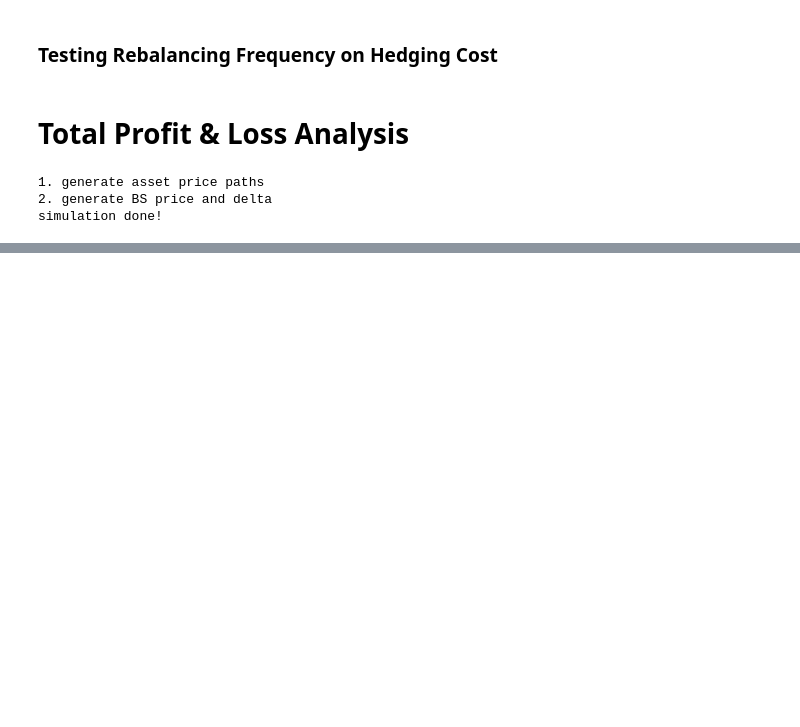
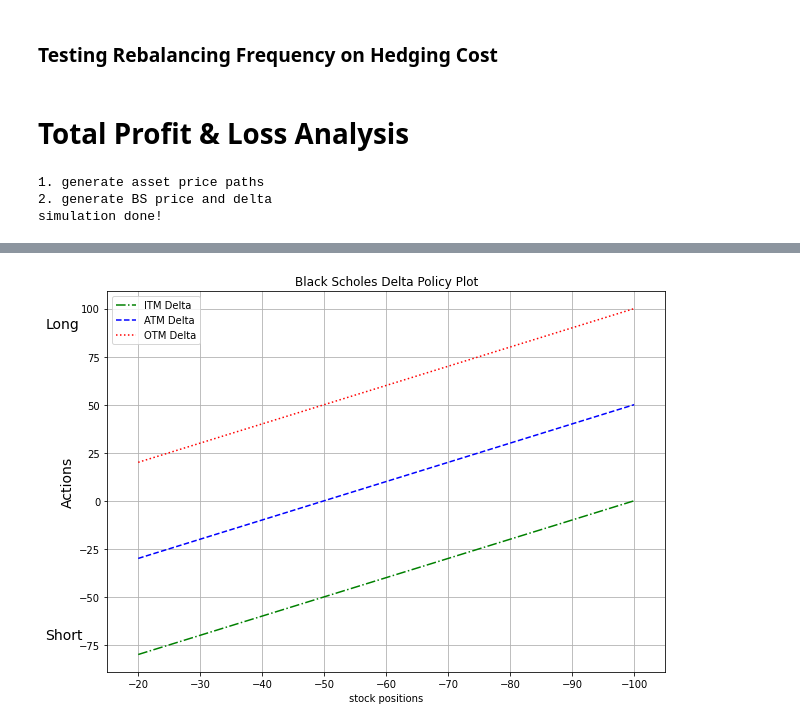
Before and after one commit to Lambulani/rl-hedge-2019, a Jupyter notebook: bs_delta_eda.ipynb, the cells around one changed output, grey strips where cells are left out. Drawn from its saved outputs; the diff is of its cells as text; code cells hidden in the pictures; blank space fills up the shorter version.

Commit message:
Completed the replication of the black scholes delta

```diff
--- a/bs_delta_eda.ipynb
+++ b/bs_delta_eda.ipynb
@@ -601,0 +598,29 @@ plt.show()
+# %%
+delta_itm= []
+delta_atm = []
+delta_otm = []
+
+stock_positions= np.arange(-20, -110, -10)
+
+for i, pos in enumerate(stock_positions):
+    delta_itm.append(-100-pos)
+    delta_atm.append(-50-pos)
+    delta_otm.append(-pos)
+
+
+plt.figure(figsize=(10, 7))
+plt.plot(stock_positions, delta_itm, label="ITM Delta", color="green", linestyle = "dashdot")
+plt.plot(stock_positions,delta_atm, label="ATM Delta", color="blue", linestyle = "dashed")
+plt.plot(stock_positions,delta_otm, label="OTM Delta", color="red", linestyle = "dotted")
+plt.xlim(-15, -105)
+plt.text(-5, max(delta_otm) * 0.9, "Long", fontsize=14, color="black",)  # Positive side
+plt.text(-5, min(delta_itm) * 0.9, "Short", fontsize=14, color="black",)
+plt.xlabel("stock positions")
+plt.ylabel("Actions", fontsize = 14)
+plt.title("Black Scholes Delta Policy Plot")
+plt.grid(True)
+plt.legend()
+plt.savefig("bsdelta_plots/Black_Scholes_Delta_Policy_Plot.png")
+plt.show()
+# %% [output]
+[figure, added]
```
Also changed, not shown: parts of 12 cells of this notebook, 10 other files.
